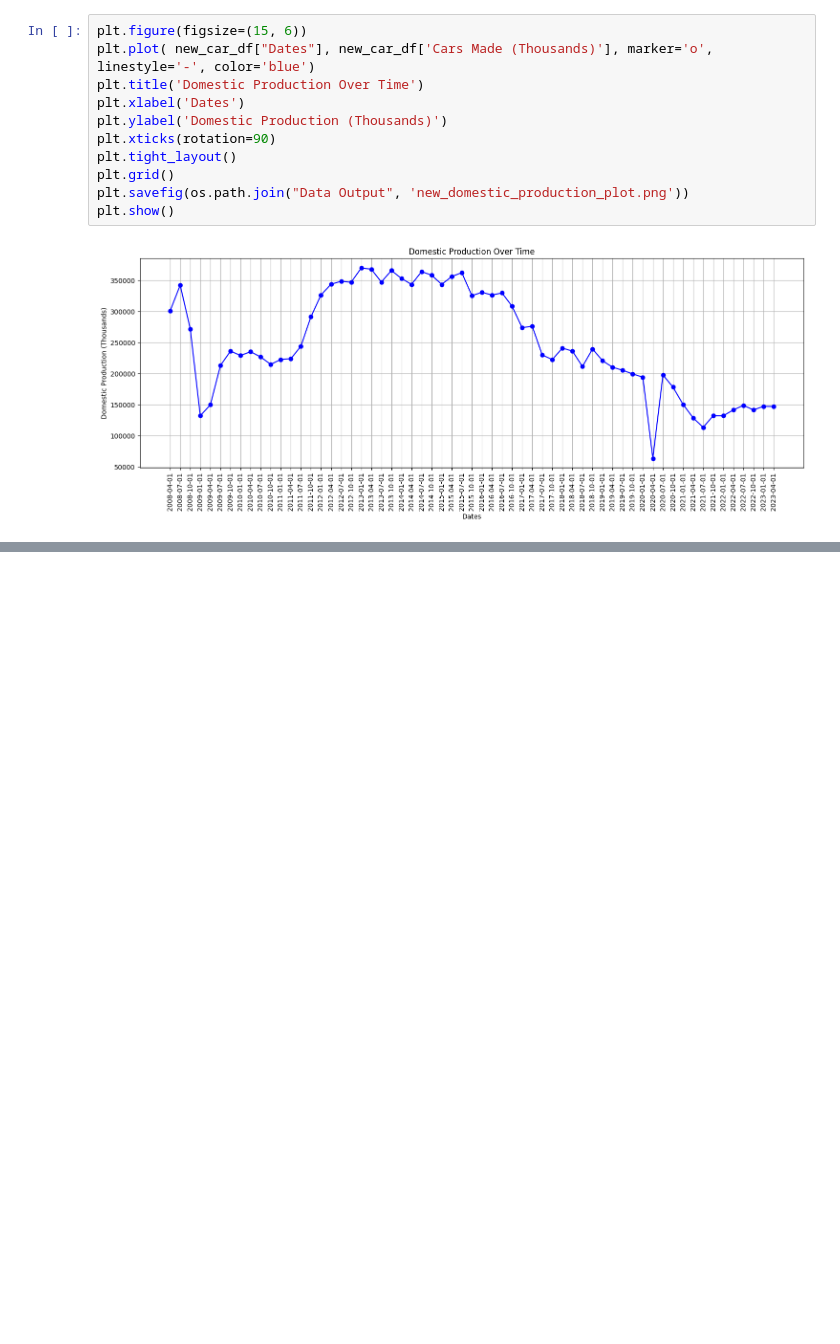
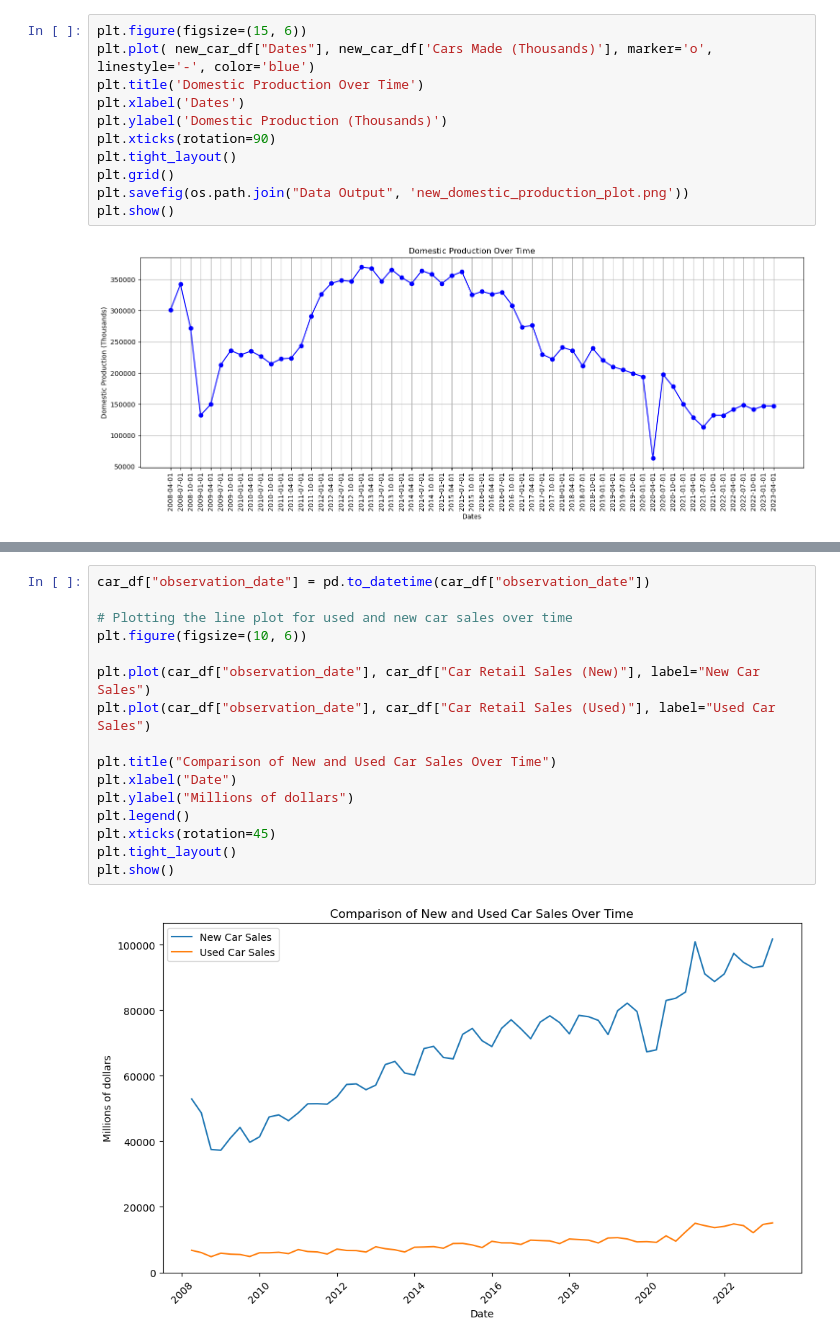
Before and after one commit to NadyaSlb/New_Car_Loan_Analysis, a Jupyter notebook: Car Data Analysis.ipynb, the cells around one changed output, grey strips where cells are left out. Saved outputs shown, nothing was run; the diff lists cells and outputs as text; blank space fills up the shorter version.

```diff
--- a/Car Data Analysis.ipynb
+++ b/Car Data Analysis.ipynb
@@ -74,0 +87,18 @@ plt.show()
+# %%
+car_df["observation_date"] = pd.to_datetime(car_df["observation_date"])
+
+# Plotting the line plot for used and new car sales over time
+plt.figure(figsize=(10, 6))
+
+plt.plot(car_df["observation_date"], car_df["Car Retail Sales (New)"], label="New Car Sales")
+plt.plot(car_df["observation_date"], car_df["Car Retail Sales (Used)"], label="Used Car Sales")
+
+plt.title("Comparison of New and Used Car Sales Over Time")
+plt.xlabel("Date")
+plt.ylabel("Millions of dollars")
+plt.legend()
+plt.xticks(rotation=45)
+plt.tight_layout()
+plt.show()
+# %% [output]
+[figure, added]
```
Also changed, not shown: parts of 10 cells of this notebook, 2 other files.
